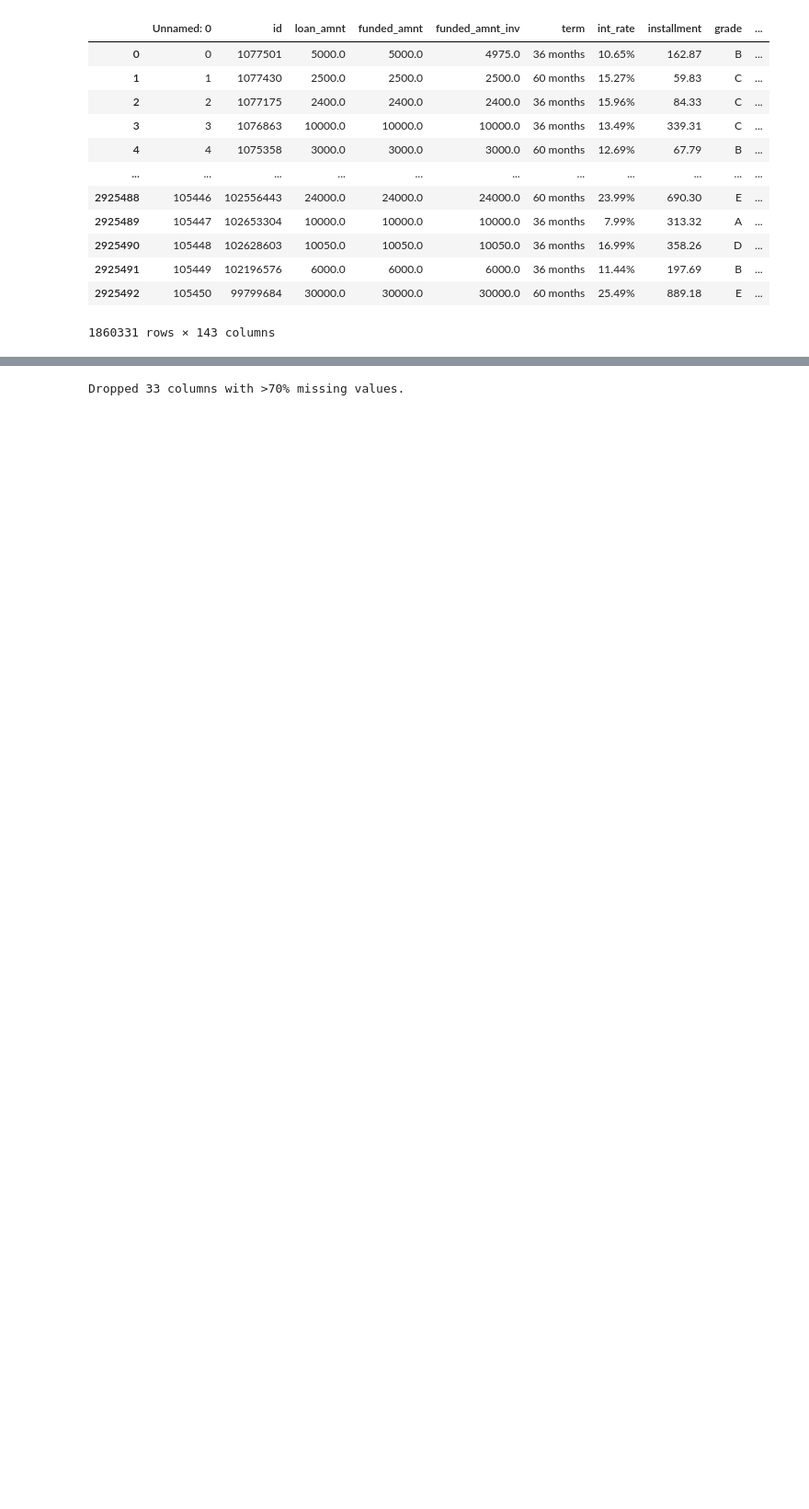
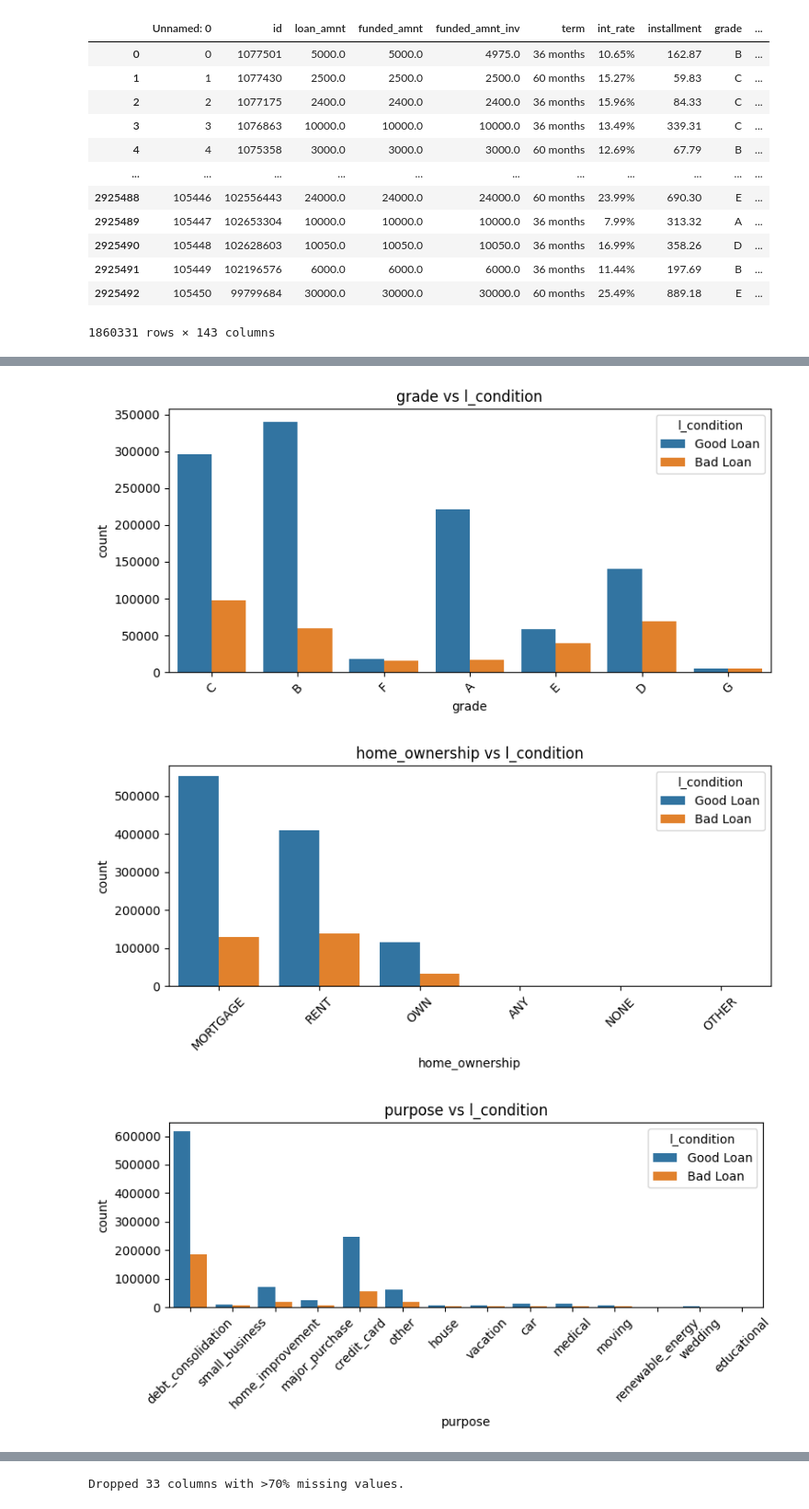
Before and after one commit to siddhantgopi/credit-risk-optimization, a Jupyter notebook: notebooks/01_EDA.ipynb, the cells around one changed output, grey strips where cells are left out. Shown at 92% size. Cells and saved outputs as stored; diff of their text form; code cells hidden in the pictures; blank space fills up the shorter version.

Commit message:
Preprocessed extra data

```diff
--- a/notebooks/01_EDA.ipynb
+++ b/notebooks/01_EDA.ipynb
@@ -56,0 +138,30 @@ plt.show()
+# %%
+import pandas as pd
+import seaborn as sns
+import matplotlib.pyplot as plt
+
+# Copy original DataFrame
+EDA_df = df1.copy()
+
+# Identify columns
+EDA_cat_columns = EDA_df.select_dtypes(include=['object']).columns.tolist()
+EDA_num_columns = EDA_df.select_dtypes(exclude=['object']).columns.tolist()
+
+# Filter categorical columns with manageable cardinality
+filtered_cat_columns = [col for col in EDA_cat_columns if EDA_df[col].nunique() <= 50]
+# %%
+def plot_categorical_vs_target(dataframe, cat_var, target='l_condition'):
+    plt.figure(figsize=(8, 4))
+    sns.countplot(x=cat_var, hue=target, data=dataframe)
+    plt.title(f'{cat_var} vs {target}')
+    plt.xticks(rotation=45)
+    plt.tight_layout()
+    plt.show()
+# %%
+for cat in ['grade', 'home_ownership', 'purpose', 'term', 'emp_length']:
+    if cat in EDA_df.columns:
+        plot_categorical_vs_target(EDA_df, cat)
+# %% [output]
+[figure, added]
+[figure, added]
+[figure, added]
```
Also changed, not shown: parts of 15 cells of this notebook, 4 other files.
